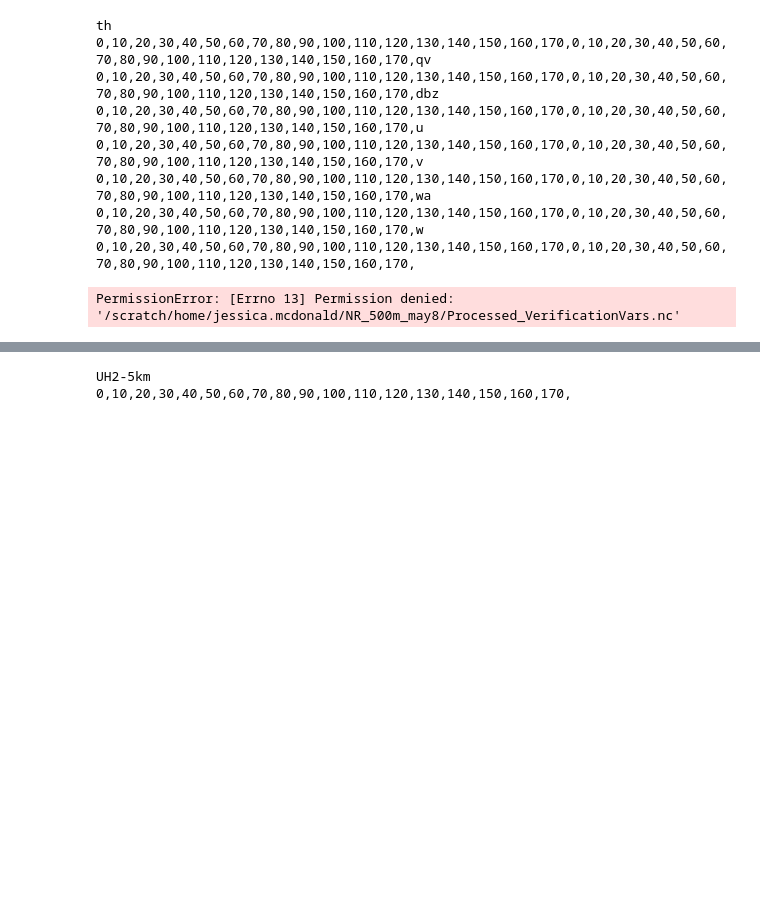
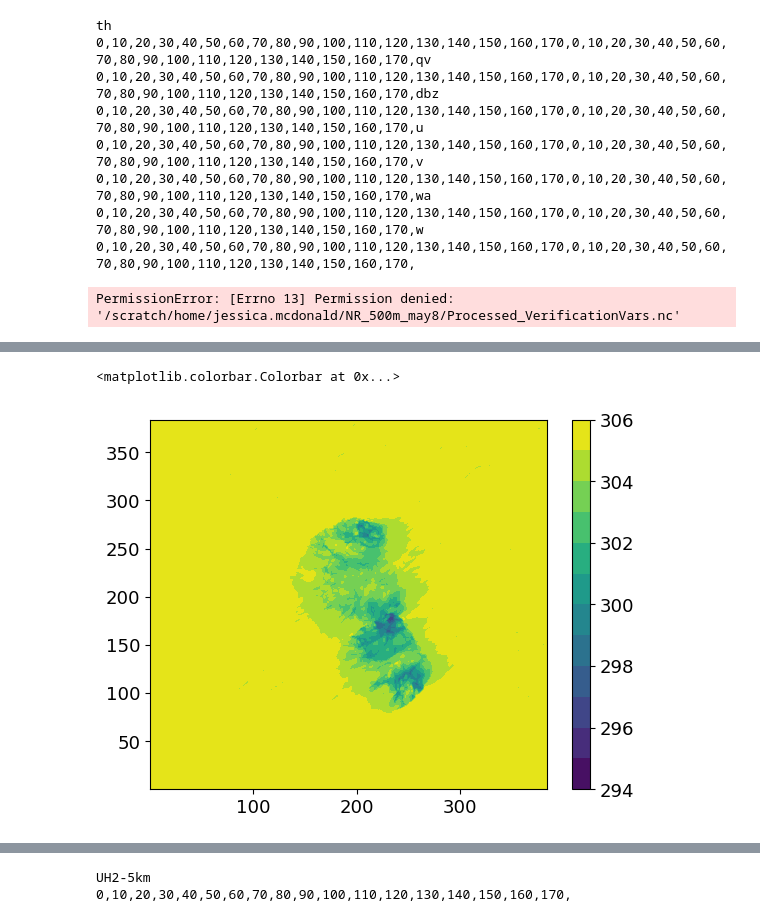
Before and after one commit to jessmcd/CM1_LETKF_2025, a Jupyter notebook: NatureRunProcessing.ipynb, the cells around one changed output, grey strips where cells are left out. Drawn from its saved outputs; the diff is of its cells as text; code cells hidden in the pictures; blank space fills up the shorter version.

```diff
--- a/NatureRunProcessing.ipynb
+++ b/NatureRunProcessing.ipynb
@@ -413,0 +688,6 @@ PermissionError: [Errno 13] Permission denied: '/scratch/home/jessica.mcdonald/N
+# %%
+plt.contourf(myds.xh, myds.yh, filt[t, 0], levels=np.arange(294, 307,1))
+plt.colorbar()
+# %% [output]
+<matplotlib.colorbar.Colorbar at 0x...>
+[figure, added]
```
Also changed, not shown: parts of 37 cells of this notebook, 12 other files.
